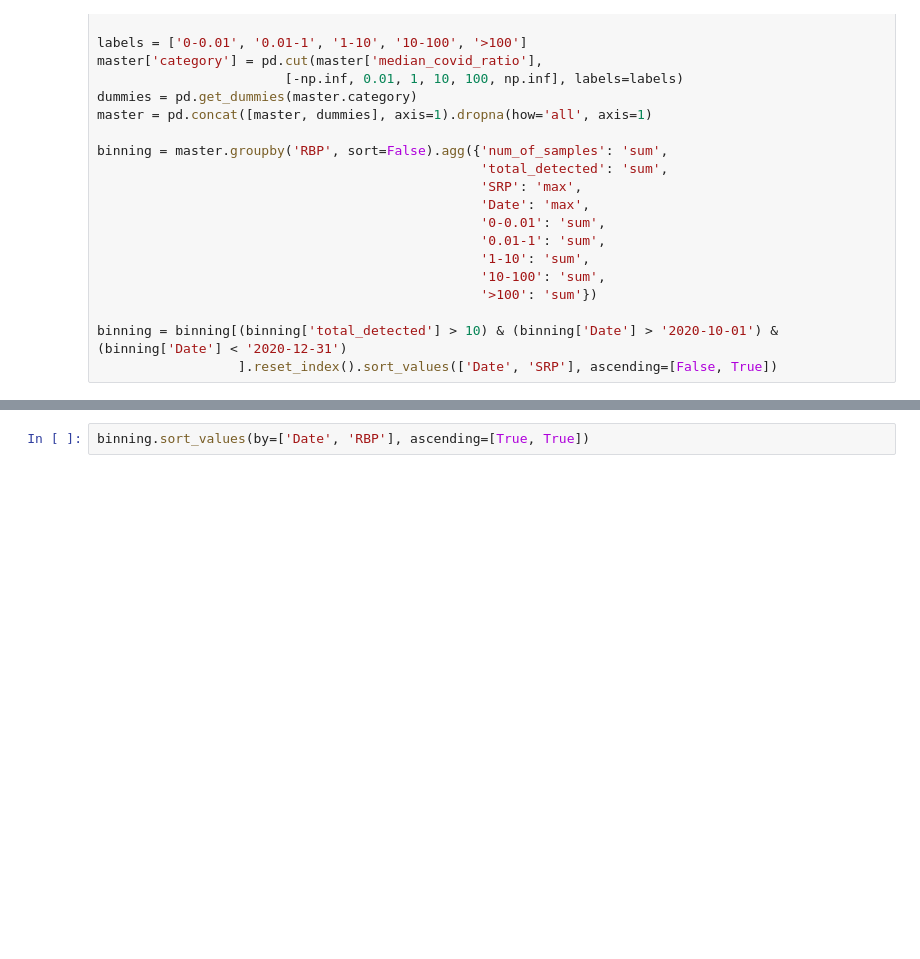
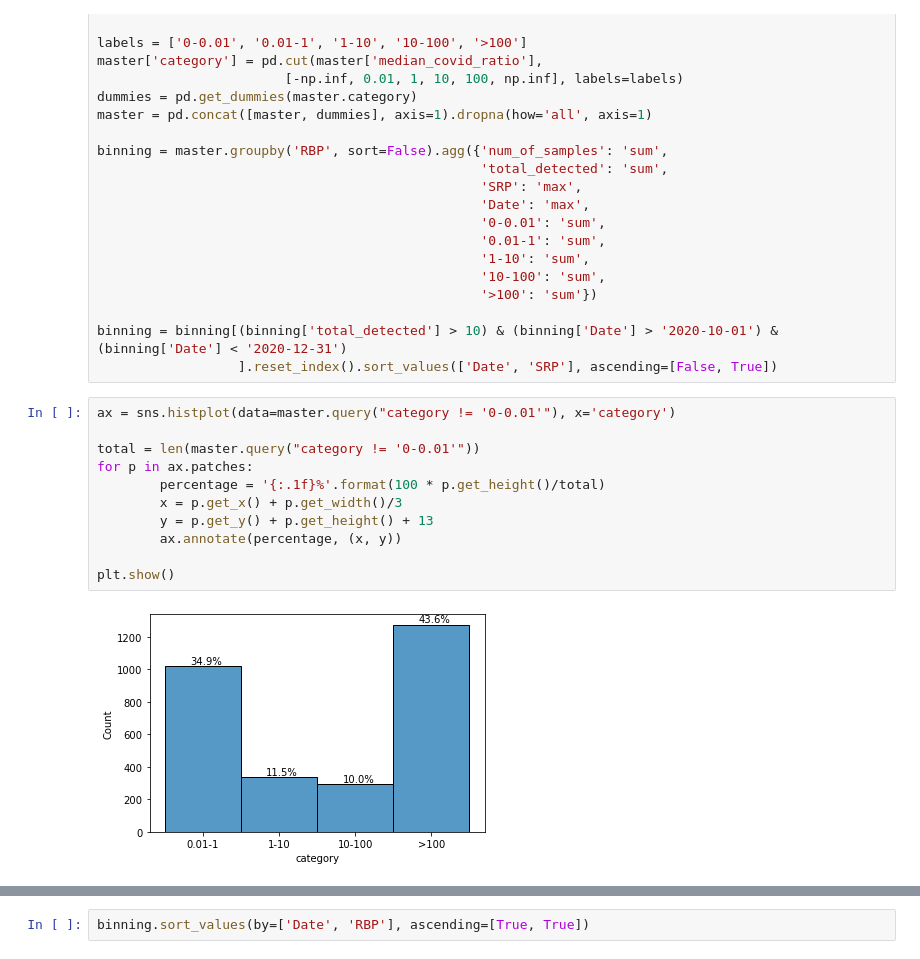
Before and after one commit to gh-bshih/g19_analysis, a Jupyter notebook: neg_clinical_matrix.ipynb, the cells around one changed output, grey strips where cells are left out. Drawn from its saved outputs; the diff is of its cells as text; blank space fills up the shorter version.

```diff
--- a/neg_clinical_matrix.ipynb
+++ b/neg_clinical_matrix.ipynb
@@ -192,6 +276,19 @@ binning = master.groupby('RBP', sort=False).agg({'num_of_samples': 'sum',
 
 binning = binning[(binning['total_detected'] > 10) & (binning['Date'] > '2020-10-01') & (binning['Date'] < '2020-12-31')
                   ].reset_index().sort_values(['Date', 'SRP'], ascending=[False, True])
+# %%
+ax = sns.histplot(data=master.query("category != '0-0.01'"), x='category')
+
+total = len(master.query("category != '0-0.01'"))
+for p in ax.patches:
+        percentage = '{:.1f}%'.format(100 * p.get_height()/total)
+        x = p.get_x() + p.get_width()/3
+        y = p.get_y() + p.get_height() + 13
+        ax.annotate(percentage, (x, y))
+
+plt.show()
+# %% [output]
+[figure, added]
 # %%
 master.iloc[:, 15:].sum()
 # %% [output]
```
Also changed, not shown: parts of 12 cells of this notebook, 4 other files.
